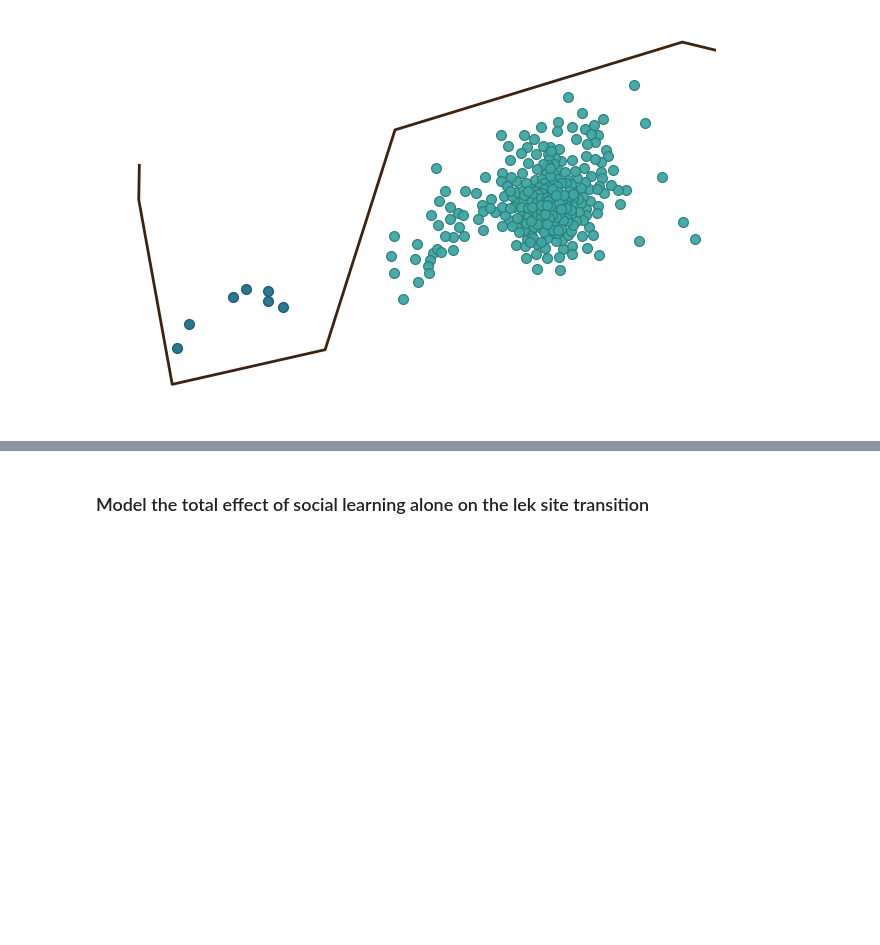
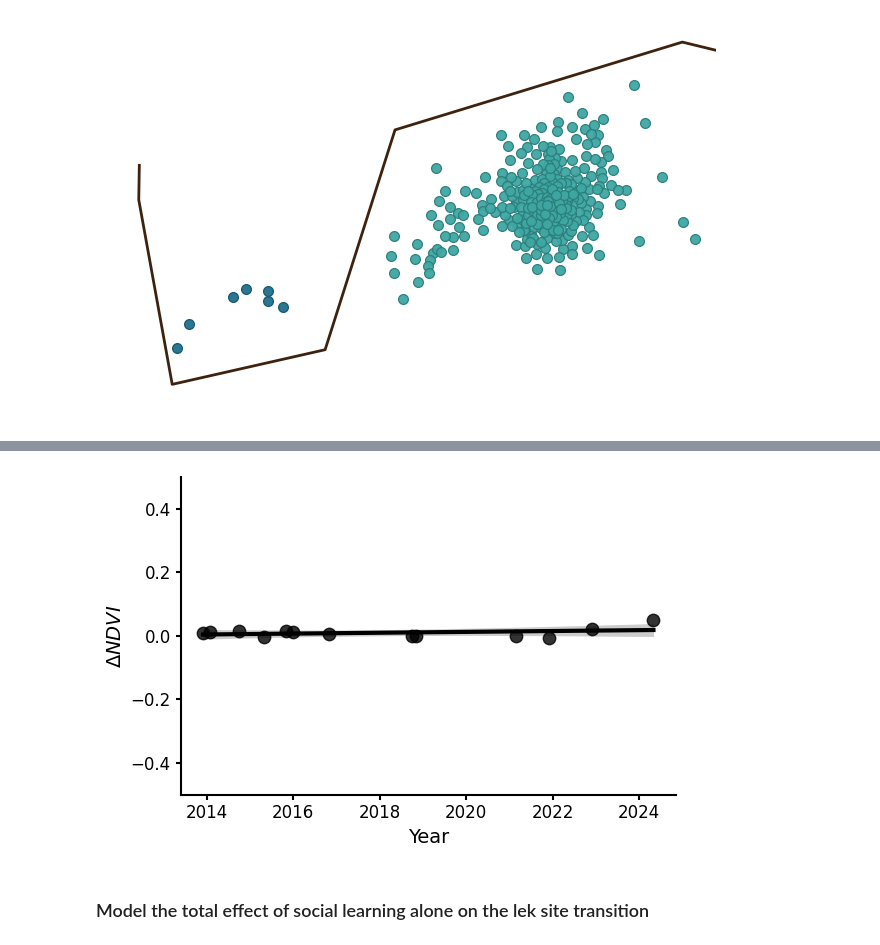
Before and after one commit to ruthviksp/territory_geometry, a Jupyter notebook: model_lek_transition.ipynb, the cells around one changed output, grey strips where cells are left out. Cells and saved outputs as stored; diff of their text form; code cells hidden in the pictures; blank space fills up the shorter version.

```diff
--- a/model_lek_transition.ipynb
+++ b/model_lek_transition.ipynb
@@ -203,0 +327,9 @@ for rec in date_records:
+# %%
+ndvi_data = {
+    'n_points': len(df),
+    't': df['t_centred'].astype(float).values,
+    'dNDVI': df['dNDVI'].astype(float).values
+}
+
+posterior = stan.build(ndvi_mod, data=ndvi_data)
+fit = posterior.sample(num_chains=4, num_warmup=1000, num_samples=1000)
@@ -204,3 +433,33 @@ for rec in date_records:
+# %%
+fig, ax = plt.subplots(figsize=(6, 4))
+
+# Compute posterior mean log(NND_median) and back-transform to return to original units
+mu = fit['alpha'].reshape(-1,1) + fit['beta'].reshape(-1,1) * t_grid[None,:]
+y = mu
+y_mean = np.mean(y, axis=0)
+y_lower,y_upper = np.quantile(y, [0.025,0.975], axis=0)
+
+# Plot model fits
+ax.plot(date_grid, y_mean, linewidth=3, color='black')
+ax.fill_between(date_grid, y_lower, y_upper, color='black', alpha=0.2, linewidth=0)
+
+# Add scatter to the plot
+ax.scatter(df['date'], df['dNDVI'], s=80, color='black', edgecolor='black', alpha=0.8, zorder=4)
+
+ax.spines['top'].set_visible(False)
+ax.spines['right'].set_visible(False)
+ax.spines['left'].set_linewidth(1.5)
+ax.spines['bottom'].set_linewidth(1.5)
+ax.tick_params(axis='both', which='major', labelsize=12, width=1.5)
+
+ax.set_ylim(-0.5,0.5)
+ax.set_xlabel('Year', fontsize=14)
+ax.set_ylabel('$\Delta NDVI$', fontsize=14)
+
+plt.tight_layout()
+plt.savefig(out_dir/'ndvi.png', dpi=300, bbox_inches='tight')
+# %% [output]
+[figure, added]
 # %% [markdown]
 ### Model the total effect of social learning alone on the lek site transition
 # %%
```
Also changed, not shown: parts of 7 cells of this notebook, 5 other files.
